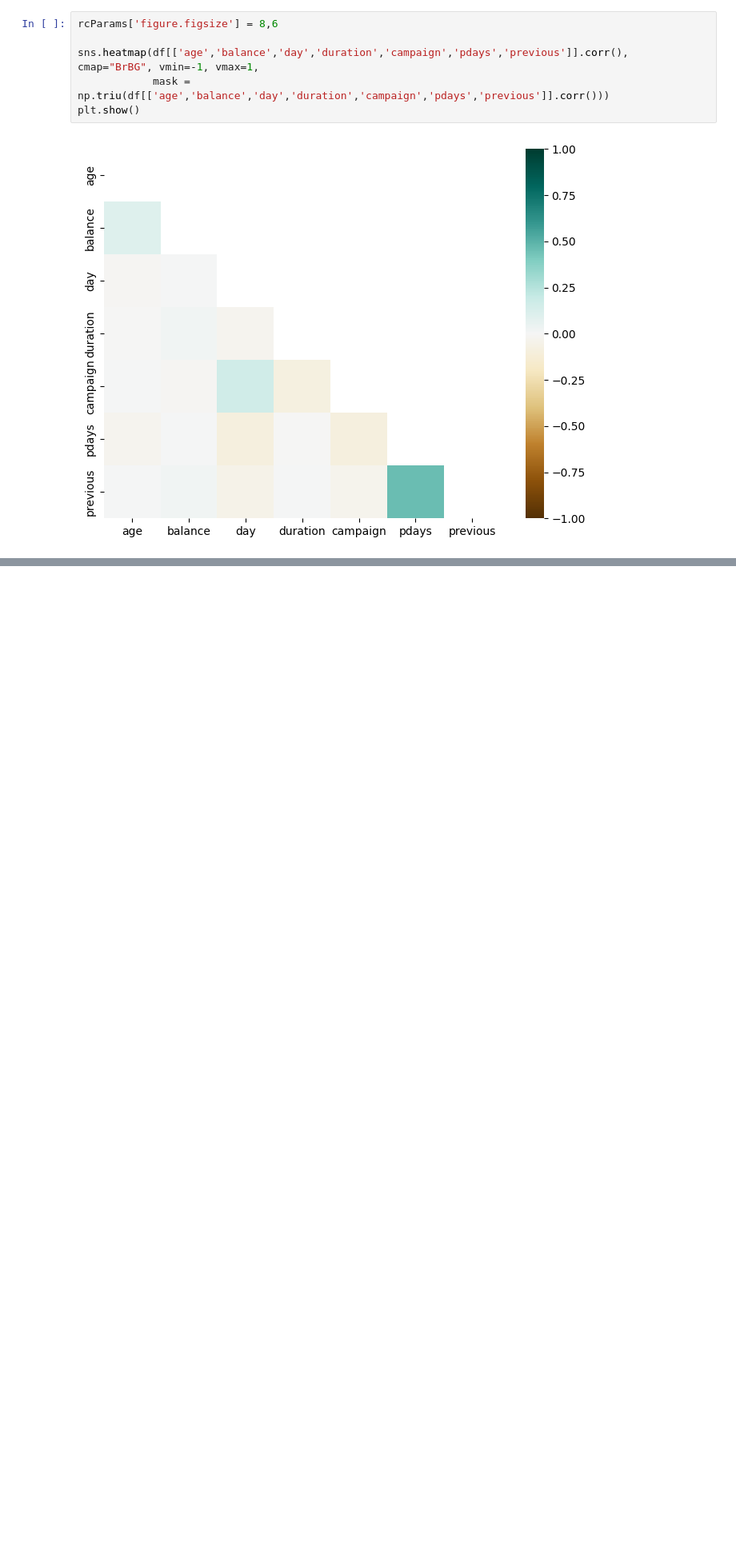
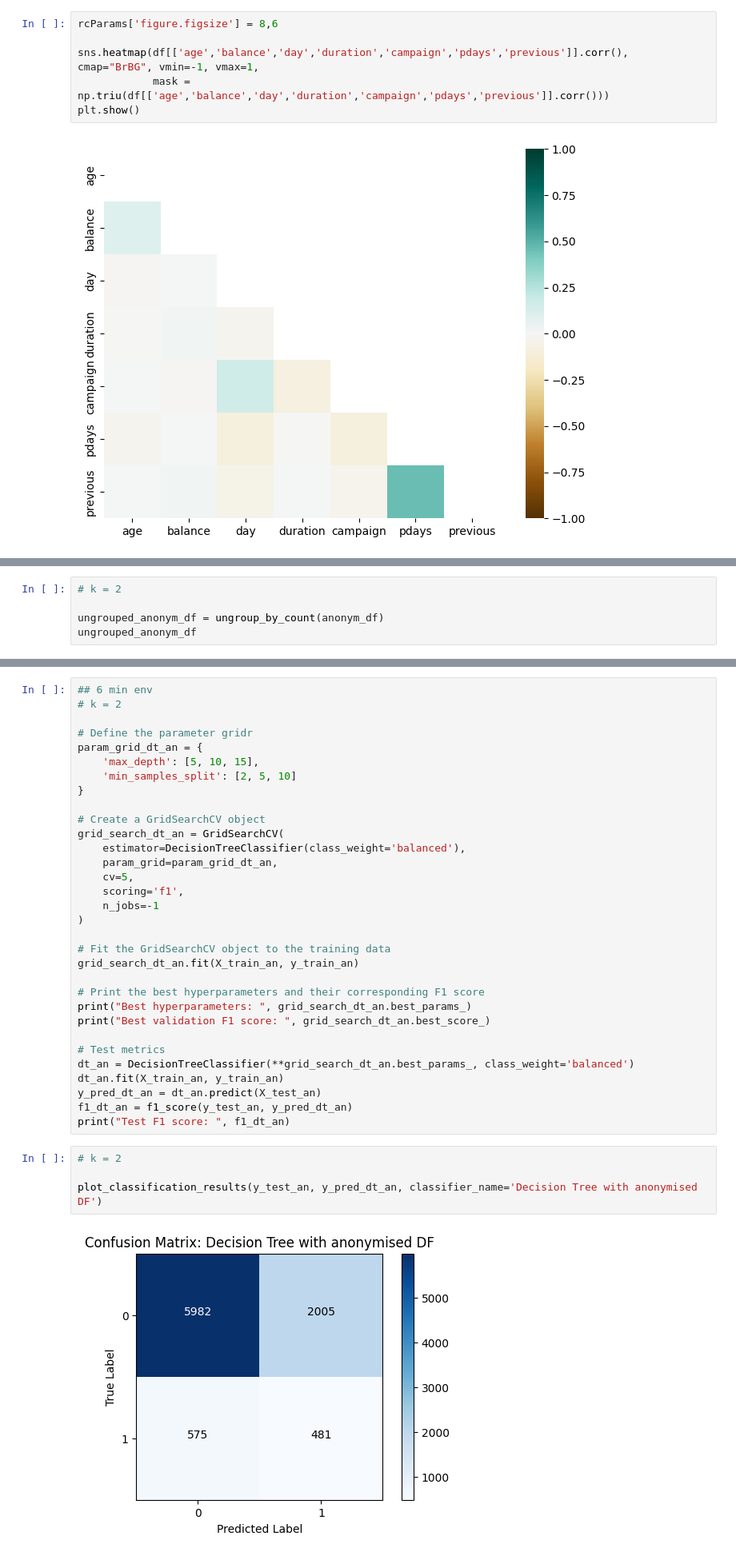
Before and after one commit to Impreccable/ethique-anonymisation, a Jupyter notebook: ethique-anonymisation.ipynb, the cells around one changed output, grey strips where cells are left out. Shown: that part at 80% size. Drawn from its saved outputs; the diff is of its cells as text; blank space fills up the shorter version.

```diff
--- a/ethique-anonymisation.ipynb
+++ b/ethique-anonymisation.ipynb
@@ -944,0 +314,5 @@ Rebalance the data with the `class_weight` parameter, and you'll have much bette
+# %%
+# k = 2
+
+ungrouped_anonym_df = ungroup_by_count(anonym_df)
+ungrouped_anonym_df
@@ -944,0 +610,38 @@ Rebalance the data with the `class_weight` parameter, and you'll have much bette
+# %%
+## 6 min env
+# k = 2
+
+# Define the parameter gridr
+param_grid_dt_an = {
+    'max_depth': [5, 10, 15],
+    'min_samples_split': [2, 5, 10]
+}
+
+# Create a GridSearchCV object
+grid_search_dt_an = GridSearchCV(
+    estimator=DecisionTreeClassifier(class_weight='balanced'),
+    param_grid=param_grid_dt_an,
+    cv=5,
+    scoring='f1',
+    n_jobs=-1
+)
+
+# Fit the GridSearchCV object to the training data
+grid_search_dt_an.fit(X_train_an, y_train_an)
+
+# Print the best hyperparameters and their corresponding F1 score
+print("Best hyperparameters: ", grid_search_dt_an.best_params_)
+print("Best validation F1 score: ", grid_search_dt_an.best_score_)
+
+# Test metrics
+dt_an = DecisionTreeClassifier(**grid_search_dt_an.best_params_, class_weight='balanced')
+dt_an.fit(X_train_an, y_train_an)
+y_pred_dt_an = dt_an.predict(X_test_an)
+f1_dt_an = f1_score(y_test_an, y_pred_dt_an)
+print("Test F1 score: ", f1_dt_an)
+# %%
+# k = 2
+
+plot_classification_results(y_test_an, y_pred_dt_an, classifier_name='Decision Tree with anonymised DF')
+# %% [output]
+[figure, added]
```
Also changed, not shown: parts of 135 cells of this notebook, 2 other files.
